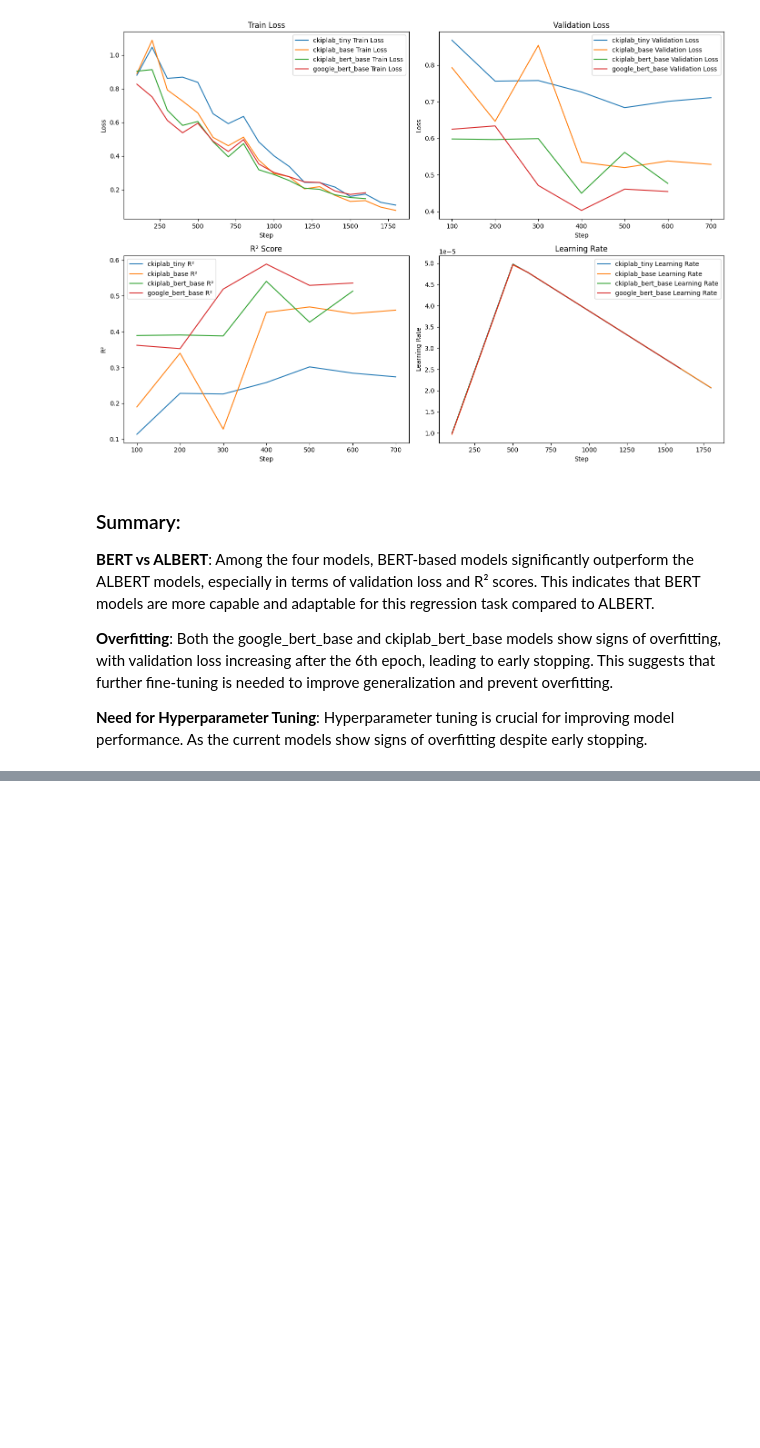
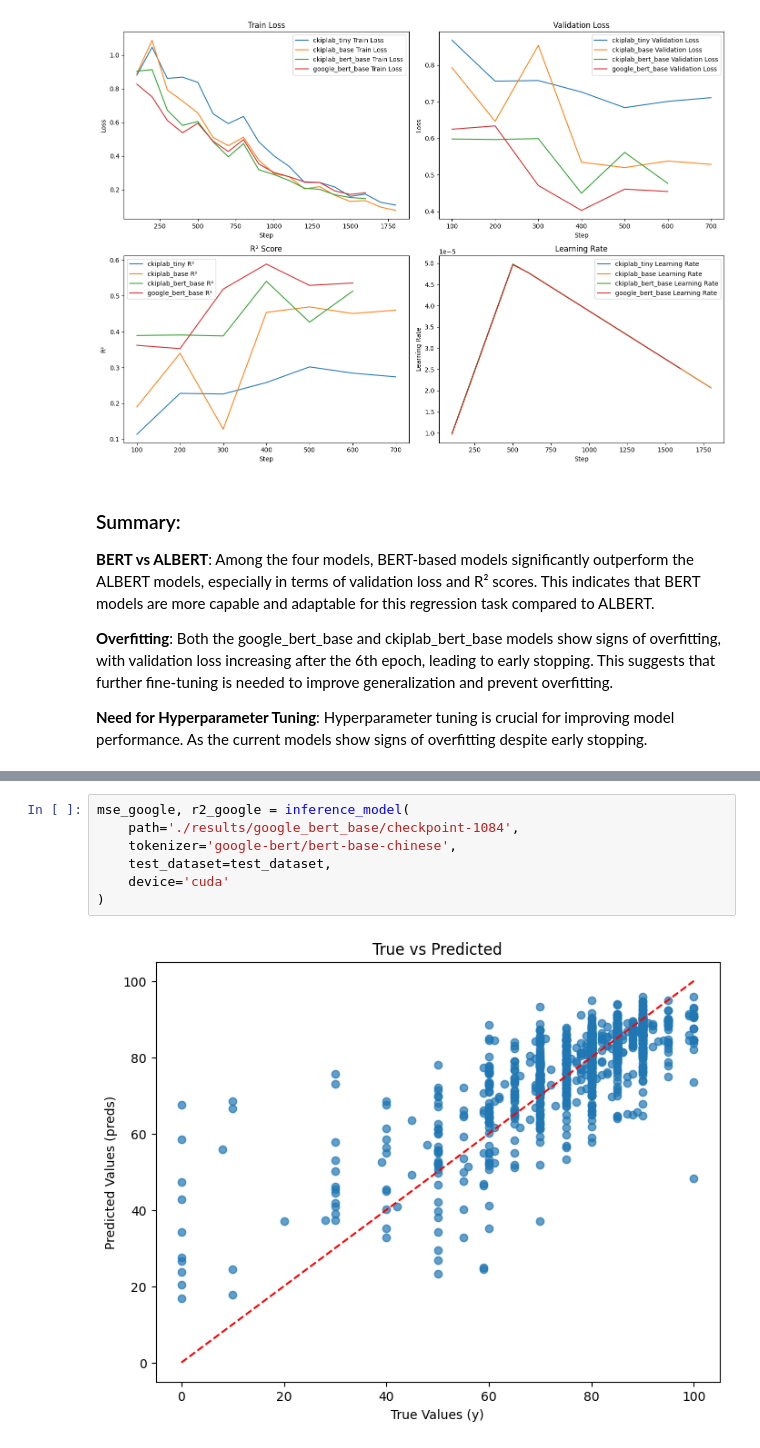
Before and after one commit to tzhsu211/CVS, a Jupyter notebook: Training_0124.ipynb, the cells around one changed output, grey strips where cells are left out. Saved outputs shown, nothing was run; the diff lists cells and outputs as text; blank space fills up the shorter version.

```diff
--- a/Training_0124.ipynb
+++ b/Training_0124.ipynb
@@ -420,0 +463,9 @@ plt.show()
+# %%
+mse_google, r2_google = inference_model(
+    path='./results/google_bert_base/checkpoint-1084',
+    tokenizer='google-bert/bert-base-chinese',
+    test_dataset=test_dataset,
+    device='cuda'
+)
+# %% [output]
+[figure, added]
```
Also changed, not shown: parts of 3 cells of this notebook.
